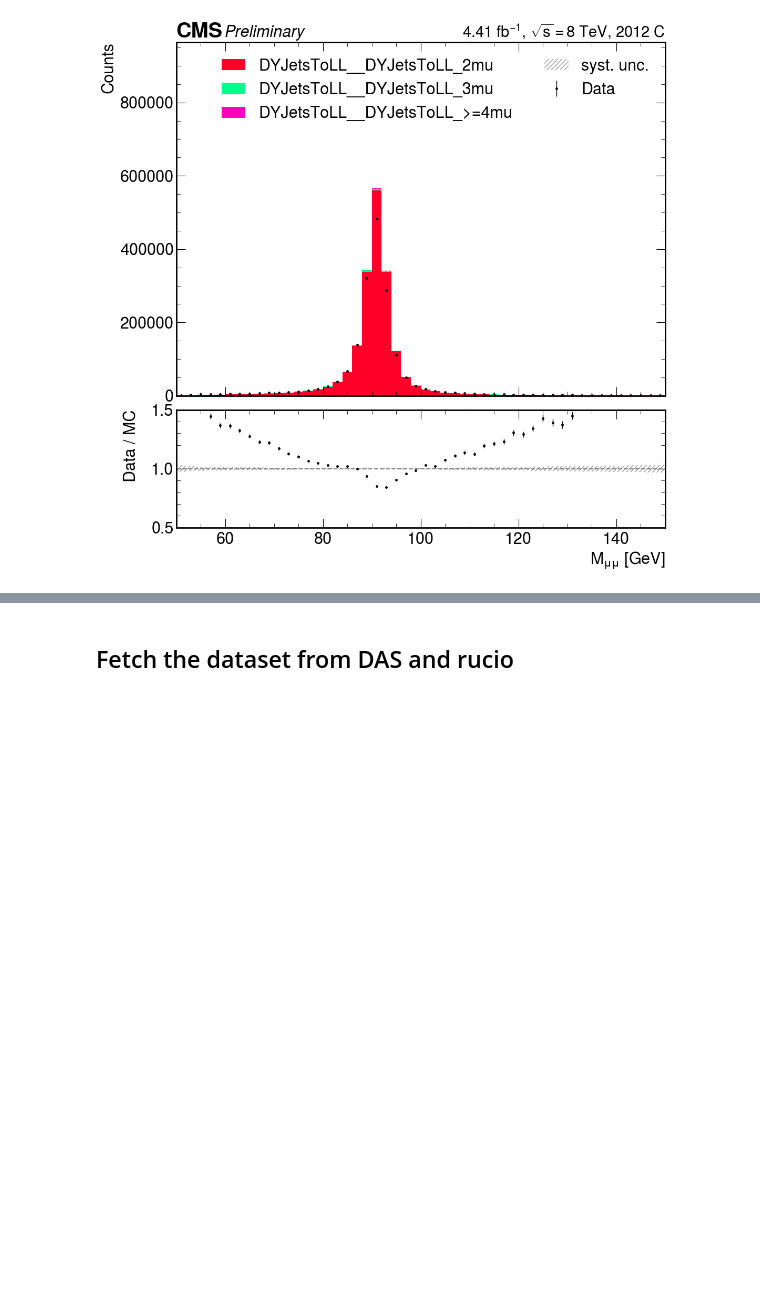
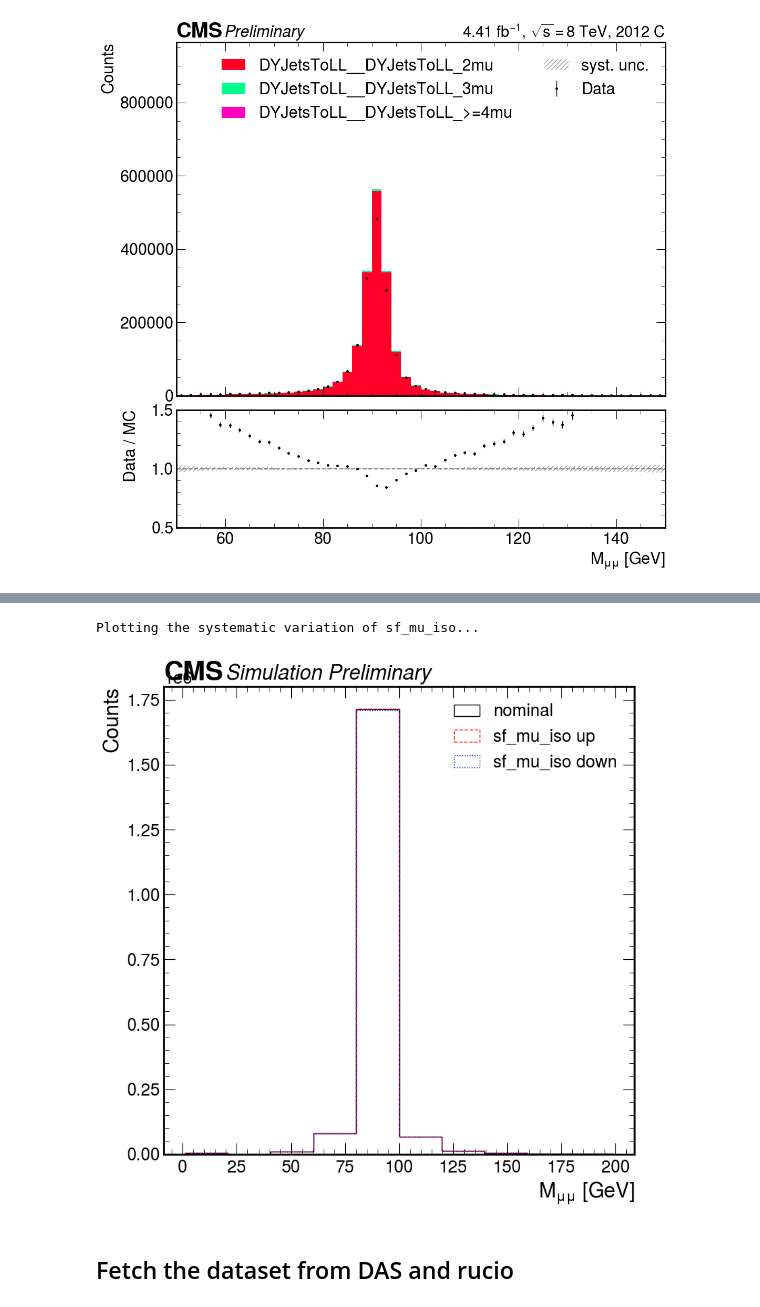
Before and after one commit to mmarchegiani/pyhep2023-pocketcoffea-tutorial, a Jupyter notebook: talk.ipynb, the cells around one changed output, grey strips where cells are left out. Cells and saved outputs as stored; diff of their text form; code cells hidden in the pictures; blank space fills up the shorter version.

```diff
--- a/talk.ipynb
+++ b/talk.ipynb
@@ -391,3 +480,11 @@ ax.set_xlim(50, 150);
+# %%
+syst = shape.syst_manager.get_syst("sf_mu_iso", "inclusive")
+mcstat = shape.syst_manager.mcstat("inclusive")
+print(f"Plotting the systematic variation of {syst.name}...")
+fig, ax = syst.plot();
+# %% [output]
+Plotting the systematic variation of sf_mu_iso...
+[figure, added]
 # %% [markdown]
 ## Fetch the dataset from DAS and rucio
 # %%
```
Also changed, not shown: parts of 21 cells of this notebook.
